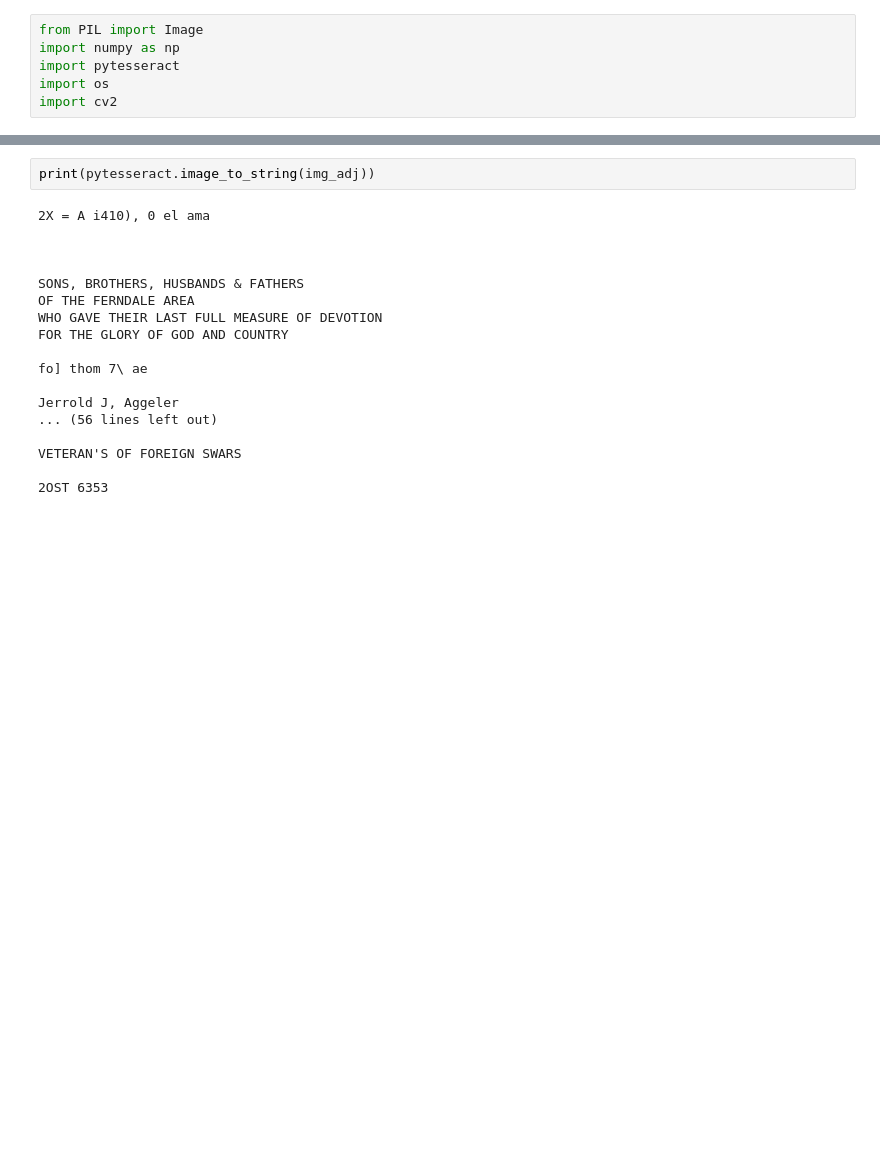
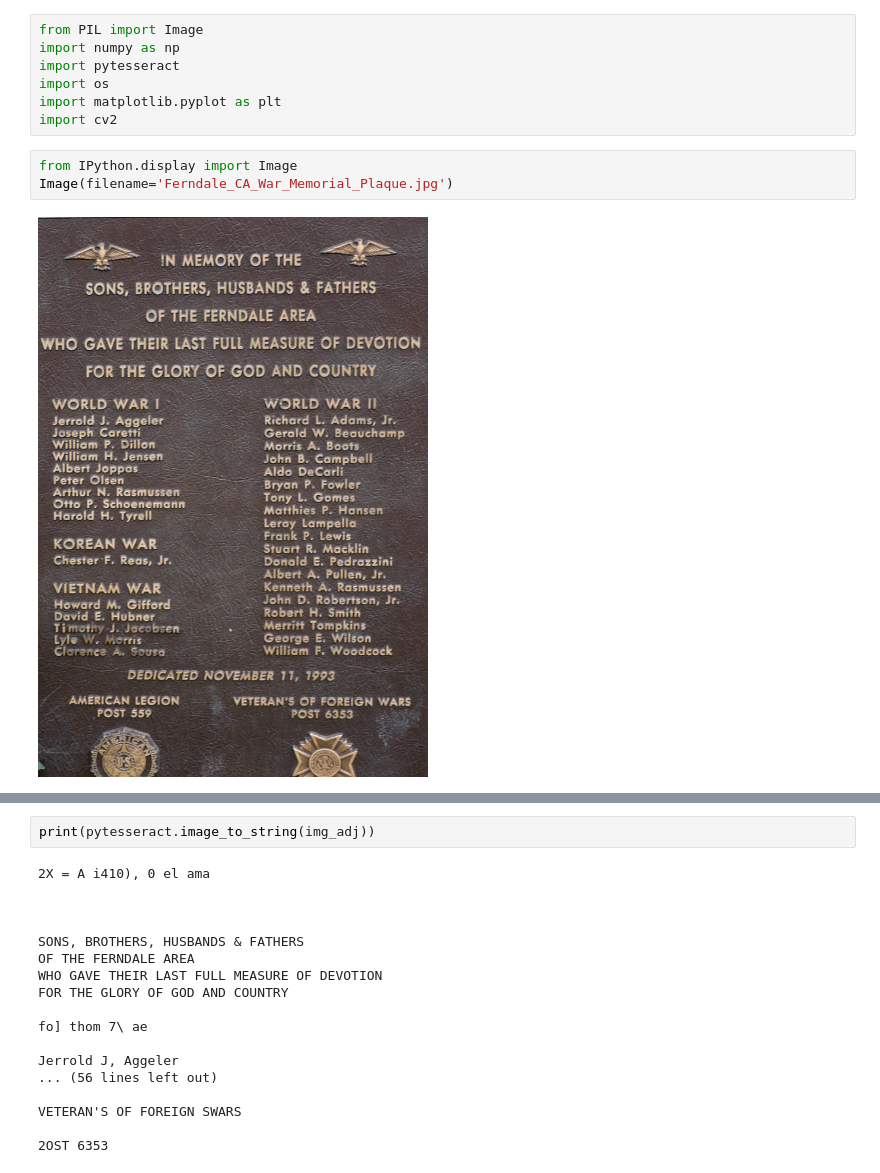
Before and after one commit to moribello/OCR_testing, a Jupyter notebook: OCR_test01.ipynb, the cells around one changed output, grey strips where cells are left out. Saved outputs shown, nothing was run; the diff lists cells and outputs as text; blank space fills up the shorter version.

```diff
--- a/OCR_test01.ipynb
+++ b/OCR_test01.ipynb
@@ -3,4 +3,10 @@ from PIL import Image
 import numpy as np
 import pytesseract
 import os
+import matplotlib.pyplot as plt
 import cv2
+# %%
+from IPython.display import Image
+Image(filename='Ferndale_CA_War_Memorial_Plaque.jpg')
+# %% [output]
+[figure, added]
```
Also changed, not shown: parts of 2 cells of this notebook, 12 other files.
